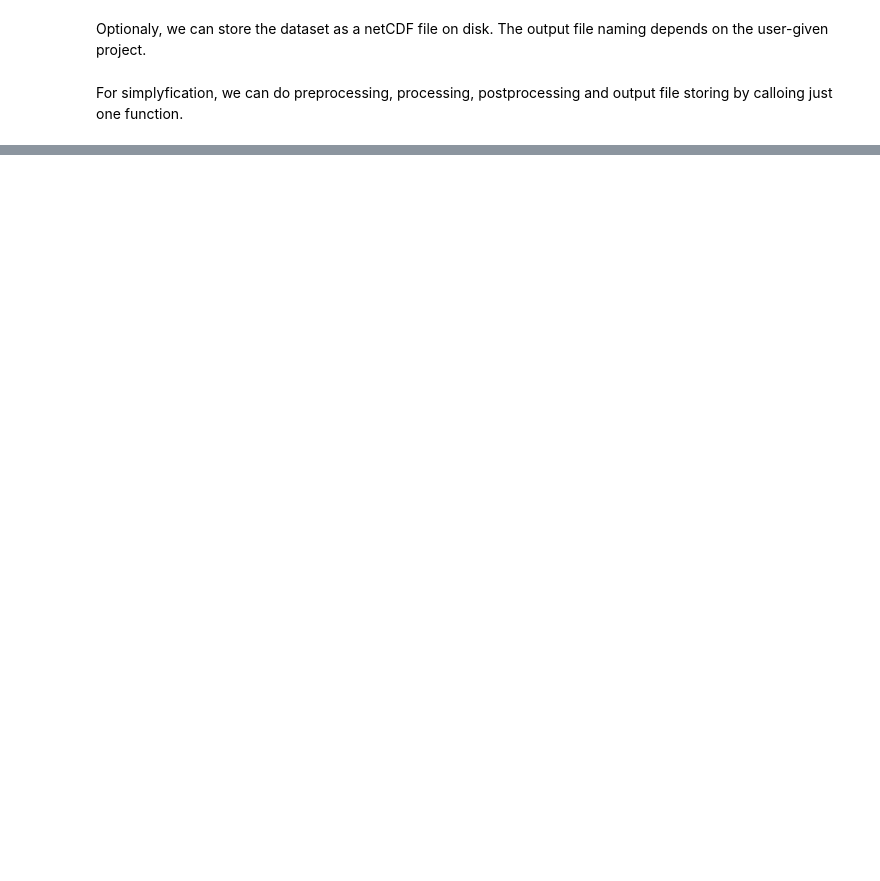
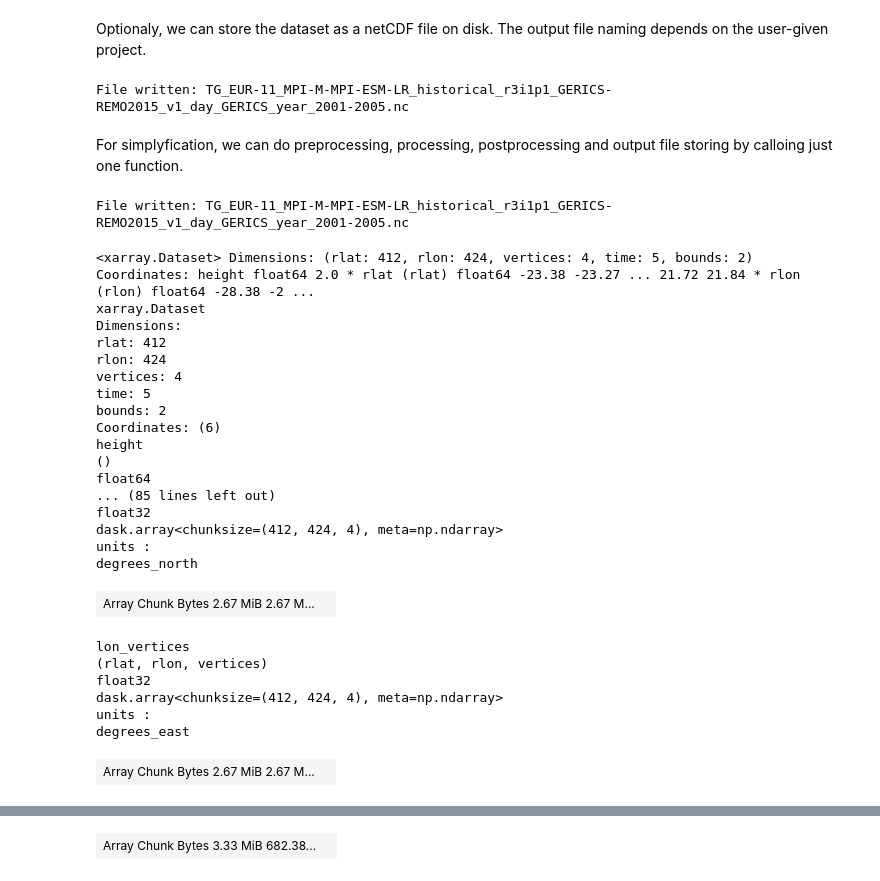
Before and after one commit to climate-service-center/index_calculator, a Jupyter notebook: notebooks/TG_computation.ipynb, the cells around one changed output, grey strips where cells are left out. Saved outputs shown, nothing was run; the diff lists cells and outputs as text; code cells hidden in the pictures; blank space fills up the shorter version.

```diff
--- a/notebooks/TG_computation.ipynb
+++ b/notebooks/TG_computation.ipynb
@@ -14,39 +14,3 @@ ifile = "/pool/data/CORDEX/data/cordex/output/EUR-11/GERICS/MPI-M-MPI-ESM-LR/his
-# %%
-def open_xrdataset(
-    files,
-    use_cftime=True,
-    parallel=True,
-    data_vars="minimal",
-    chunks={"time": 1},
-    coords="minimal",
-    compat="override",
-    drop=None,
-    **kwargs
-):
-    """optimized function for opening large cf datasets.
-    based on https://github.com/pydata/xarray/issues/1385#issuecomment-561920115
-    decode_timedelta=False is added to leave variables and coordinates with time units in
-    {“days”, “hours”, “minutes”, “seconds”, “milliseconds”, “microseconds”} encoded as numbers.
-    """
-
-    def drop_all_coords(ds):
-        return ds.reset_coords(drop=True)
-
-    ds = xr.open_mfdataset(
-        files,
-        parallel=parallel,
-        decode_times=False,
-        combine="by_coords",
-        preprocess=drop_all_coords,
-        decode_cf=False,
-        chunks=chunks,
-        data_vars=data_vars,
-        coords=coords,
-        compat=compat,
-        **kwargs
-    )
-
-    return xr.decode_cf(ds, use_cftime=use_cftime, decode_timedelta=False)
 # %%
 ds = open_xrdataset(ifile)
 ds
@@ -79,6 +395,8 @@ postproc.postproc
 Optionaly, we can store the dataset as a netCDF file on disk. The output file naming depends on the user-given project.
 # %%
 xcalc.outputwriter(postproc_obj=postproc).write_to_netcdf()
+# %% [output]
+File written: TG_EUR-11_MPI-M-MPI-ESM-LR_historical_r3i1p1_GERICS-REMO2015_v1_day_GERICS_year_2001-2005.nc
 # %% [markdown]
 For simplyfication, we can do preprocessing, processing, postprocessing and output file storing by calloing just one function.
 # %%
@@ -89,5 +407,33 @@ idx_ds = xcalc.index_calculator(
     institution_id="GERICS",
     institution="Helmholtz-Zentrum hereon GmbH, Climate Service Center Germany",
 ).compute(write=True)
+# %% [output]
+File written: TG_EUR-11_MPI-M-MPI-ESM-LR_historical_r3i1p1_GERICS-REMO2015_v1_day_GERICS_year_2001-2005.nc
 # %%
-idx_ds
+idx_ds.postproc
+# %% [output]
+<xarray.Dataset> Dimensions: (rlat: 412, rlon: 424, vertices: 4, time: 5, bounds: 2) Coordinates: height float64 2.0 * rlat (rlat) float64 -23.38 -23.27 ... 21.72 21.84 * rlon (rlon) float64 -28.38 -2 ...
+xarray.Dataset
+Dimensions:
+rlat: 412
+rlon: 424
+vertices: 4
+time: 5
+bounds: 2
+Coordinates: (6)
+height
+()
+float64
+... (85 lines left out)
+float32
+dask.array<chunksize=(412, 424, 4), meta=np.ndarray>
+units :
+degrees_north
+| Array Chunk Bytes 2.67 MiB 2.67 M... |  |
+lon_vertices
+(rlat, rlon, vertices)
+float32
+dask.array<chunksize=(412, 424, 4), meta=np.ndarray>
+units :
+degrees_east
+| Array Chunk Bytes 2.67 MiB 2.67 M... |  |
@@ -93,0 +457 @@ idx_ds
+| Array Chunk Bytes 3.33 MiB 682.38... |  |
```
Also changed, not shown: parts of 7 cells of this notebook.
